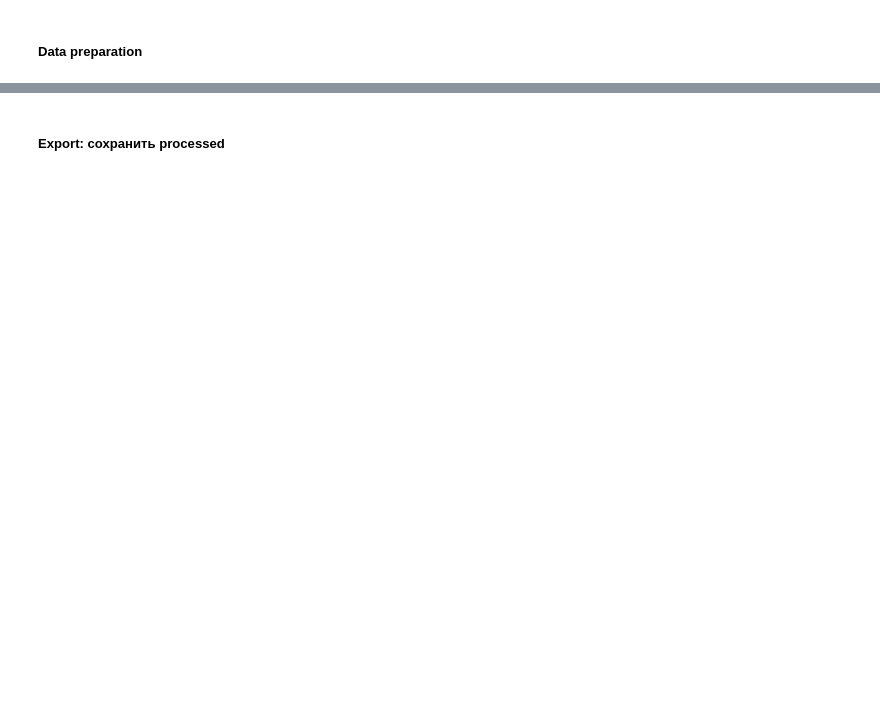
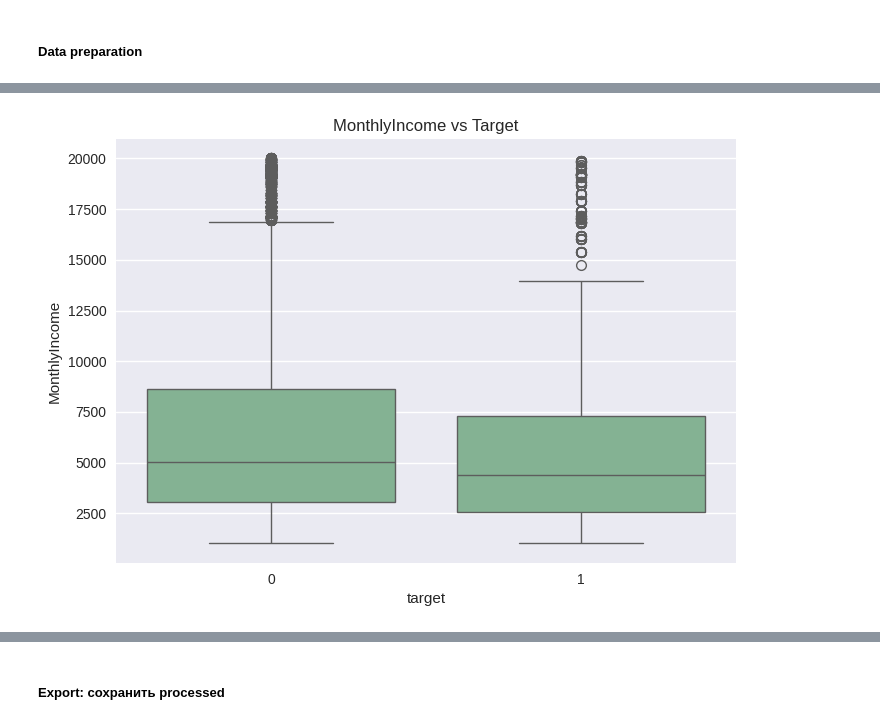
Before and after one commit to AxmetES/ml-Fast-API, a Jupyter notebook: notebooks/01_eda.ipynb, the cells around one changed output, grey strips where cells are left out. Drawn from its saved outputs; the diff is of its cells as text; code cells hidden in the pictures; blank space fills up the shorter version.

```diff
--- a/notebooks/01_eda.ipynb
+++ b/notebooks/01_eda.ipynb
@@ -88,0 +200,6 @@ top missing after: {'Age': 0.0, 'Attrition': 0.0, 'BusinessTravel': 0.0, 'DailyR
+# %%
+sns.boxplot(x='target', y='MonthlyIncome', data=df)
+plt.title('MonthlyIncome vs Target')
+plt.show()
+# %% [output]
+[figure, added]
```
Also changed, not shown: parts of 12 cells of this notebook, 6 other files.
